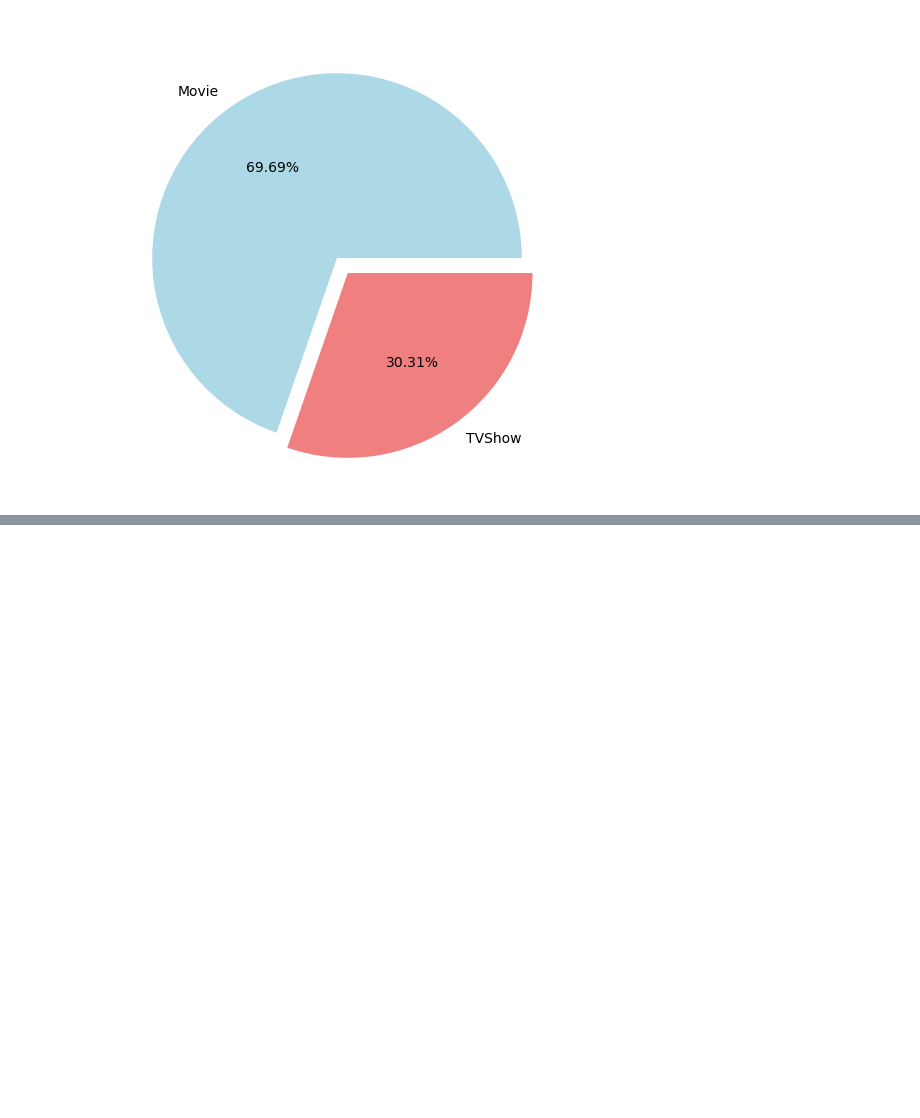
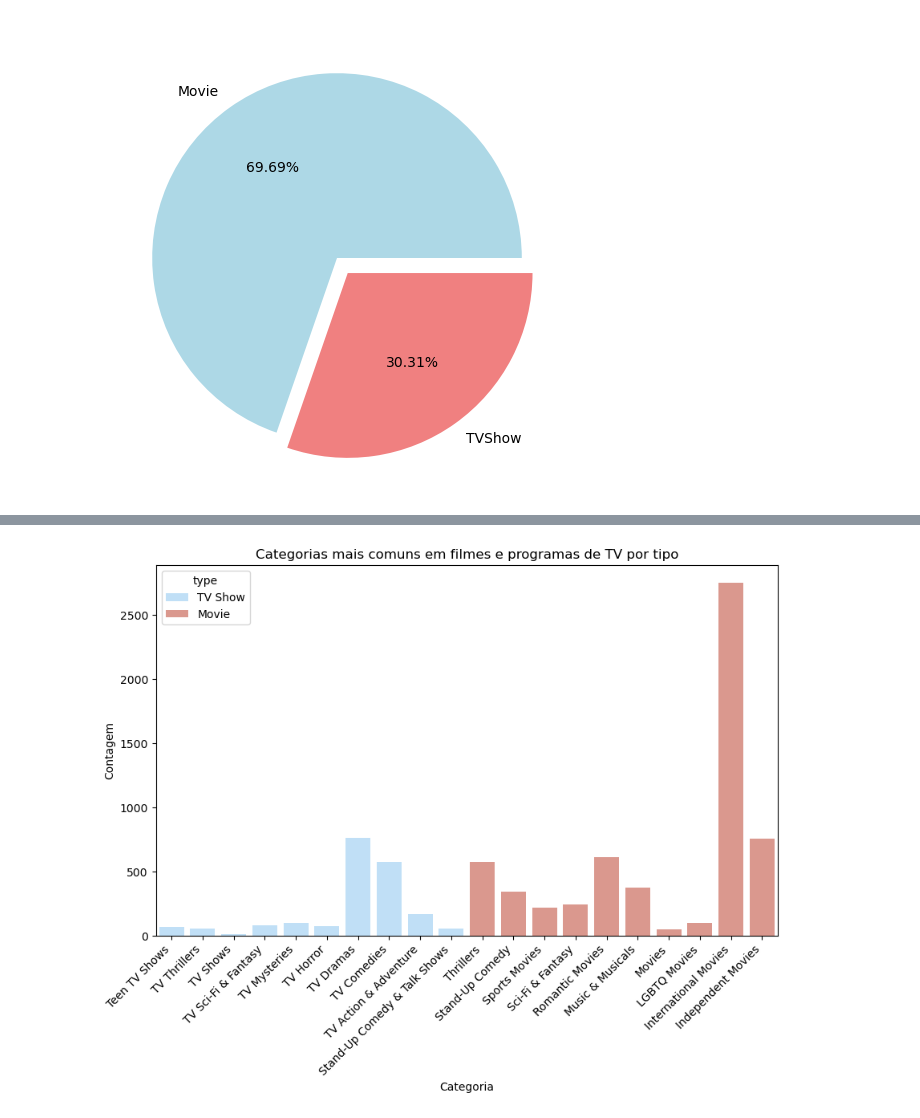
Before and after one commit to RodrigoD4v/Netflix_DataAnalysis, a Jupyter notebook: notebooks/netflix_data_analysis.ipynb, the cells around one changed output, grey strips where cells are left out. Saved outputs shown, nothing was run; the diff lists cells and outputs as text; code cells hidden in the pictures; blank space fills up the shorter version.

```diff
--- a/notebooks/netflix_data_analysis.ipynb
+++ b/notebooks/netflix_data_analysis.ipynb
@@ -89,0 +128,23 @@ plt.show()
+# %%
+# Top filmes por TVShown e Filme
+df_split = df.assign(category = df['listed_in'].str.split(', ')).explode('category')
+category_count = df_split.groupby(['type', 'category']).size().reset_index(name='count')
+category_count = category_count.sort_values(['type', 'category'], ascending = False)
+category_df = category_count.groupby('type').head(10).reset_index(drop = True)
+
+# Gerando Gráfico
+plt.figure(figsize=(10, 6))
+sns.barplot(
+    data= category_df,
+    x = 'category',
+    y = 'count',
+    hue = 'type',
+    palette= ['#B7E0FF', '#E78F81']
+)
+plt.title('Categorias mais comuns em filmes e programas de TV por tipo')
+plt.xlabel('Categoria')
+plt.ylabel('Contagem')
+plt.xticks(rotation = 45, ha='right')
+plt.show()
+# %% [output]
+[figure, added]
```
Also changed, not shown: parts of 5 cells of this notebook.
